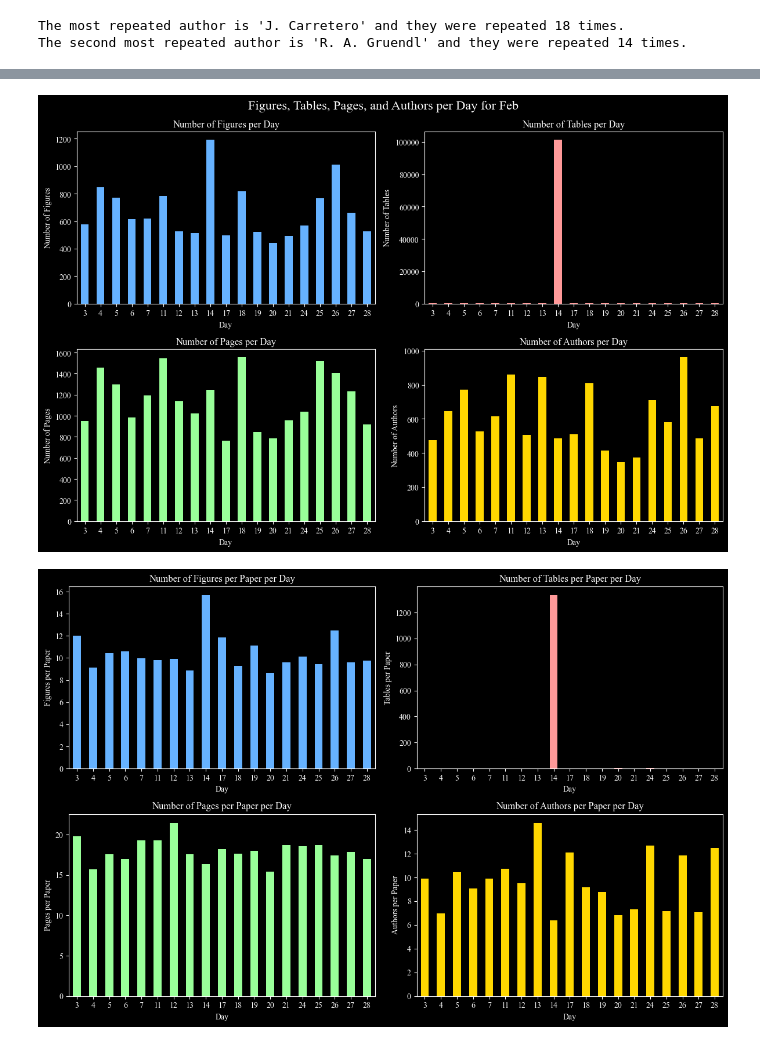
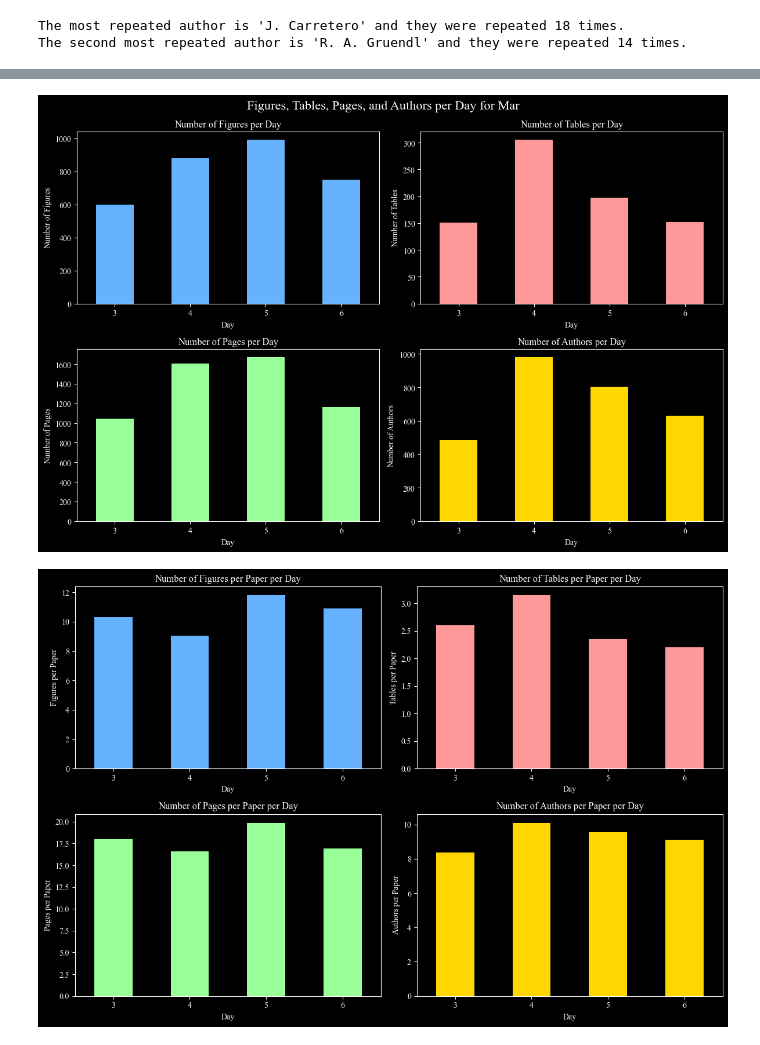
Before and after one commit to romms921/arXiver, a Jupyter notebook: stats.ipynb, the cells around one changed output, grey strips where cells are left out. Drawn from its saved outputs; the diff is of its cells as text; code cells hidden in the pictures.

```diff
--- a/stats.ipynb
+++ b/stats.ipynb
@@ -111,6 +111,6 @@ plt.show()
 # %%
 
-i = 1 # Month Number
+i = 2 # Month Number
 masked_data = data[data['month'] == list_unique_months[i]]
 
 figures_per_day = masked_data.groupby('day')['figures'].sum()
@@ -125,34 +125,34 @@ ax[0, 0].set_xlabel('Day')
 ax[0, 0].set_ylabel('Number of Figures')
 ax[0, 0].set_title('Number of Figures per Day')
 ax[0, 0].set_xticks(range(len(figures_per_day)))
 ax[0, 0].set_xticklabels(figures_per_day.index, rotation=0)
 
 tables_per_day.plot(kind='bar', ax=ax[0, 1], color='#FF9999')
 ax[0, 1].set_xlabel('Day')
 ax[0, 1].set_ylabel('Number of Tables')
 ax[0, 1].set_title('Number of Tables per Day')
 ax[0, 1].set_xticks(range(len(tables_per_day)))
 ax[0, 1].set_xticklabels(tables_per_day.index, rotation=0)
 
 pages_per_day.plot(kind='bar', ax=ax[1, 0], color='#99FF99')
 ax[1, 0].set_xlabel('Day')
 ax[1, 0].set_ylabel('Number of Pages')
 ax[1, 0].set_title('Number of Pages per Day')
 ax[1, 0].set_xticks(range(len(pages_per_day)))
 ax[1, 0].set_xticklabels(pages_per_day.index, rotation=0)
 
 authors_per_day.plot(kind='bar', ax=ax[1, 1], color='#FFD700')
 ax[1, 1].set_xlabel('Day')
 ax[1, 1].set_ylabel('Number of Authors')
 ax[1, 1].set_title('Number of Authors per Day')
 ax[1, 1].set_xticks(range(len(authors_per_day)))
 ax[1, 1].set_xticklabels(authors_per_day.index, rotation=0)
 
 plt.suptitle(f'Figures, Tables, Pages, and Authors per Day for {list_unique_months[i]}', fontsize=16)
 plt.tight_layout()
 plt.show()
 # %% [output]
-[figure, old version]
+[figure, new version]
 # %%
 masked_data = data[data['month'] == list_unique_months[i]]
 
@@ -196,7 +196,7 @@ ax[1, 1].set_xticklabels(authors_per_paper.index, rotation=0)
 plt.tight_layout()
 plt.show()
 # %% [output]
-[figure, old version]
+[figure, new version]
 # %%
 masked_data = data[data['month'] == list_unique_months[i]]
 submitted_papers_per_day = masked_data.groupby('day')['submitted_journal'].count()
```
Also changed, not shown: parts of 6 cells of this notebook.
